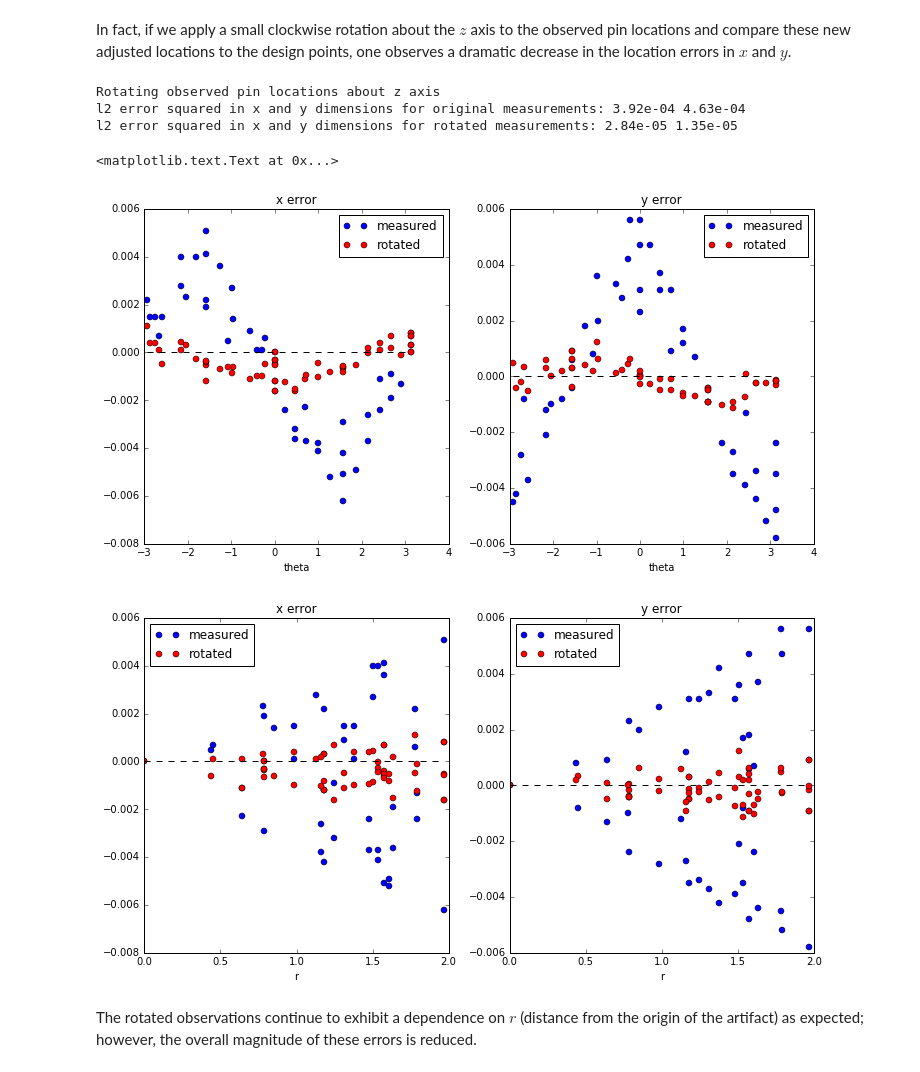
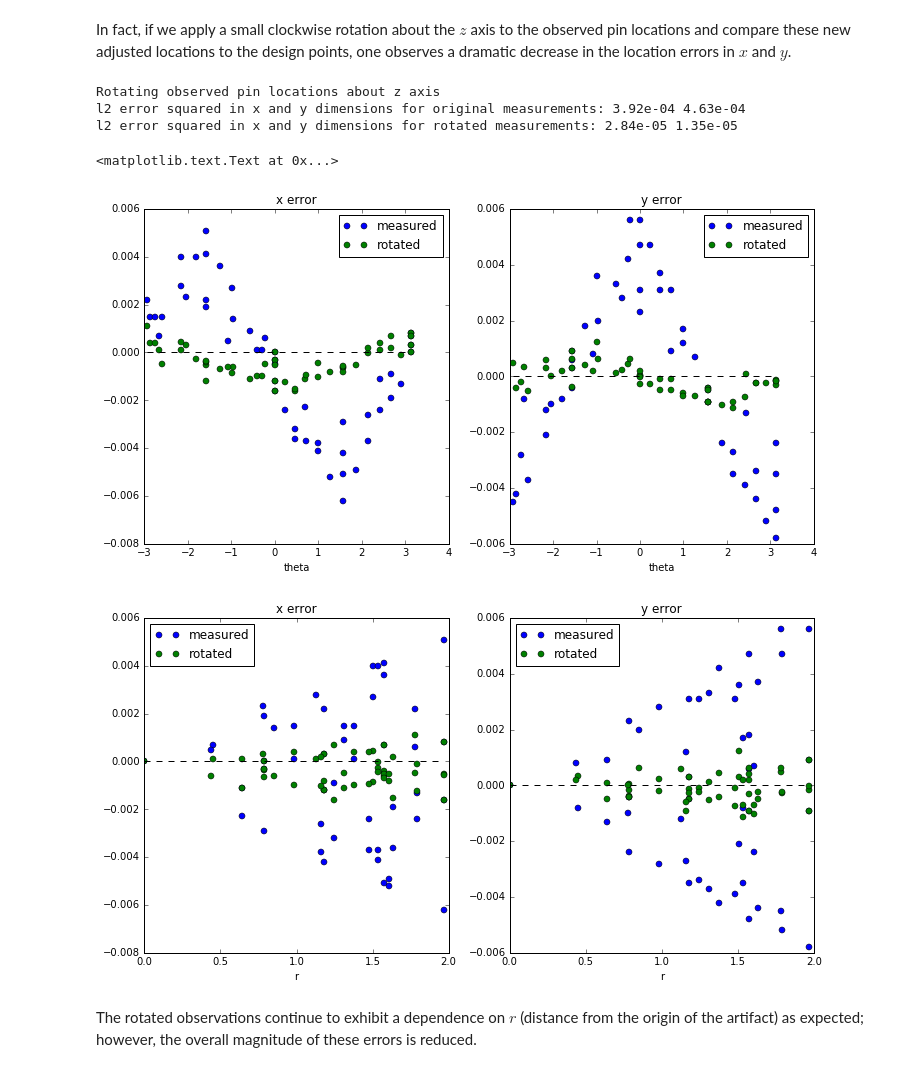
Before and after one commit to mjpekala/gp-am-study, a Jupyter notebook: examples/rotation_question.ipynb, the cells around one changed output. Saved outputs shown, nothing was run; the diff lists cells and outputs as text; code cells hidden in the pictures.

```diff
--- a/examples/rotation_question.ipynb
+++ b/examples/rotation_question.ipynb
@@ -94,42 +93,42 @@ print('l2 error squared in x and y dimensions for rotated measurements: %0.2e %0
 fig = plt.figure(figsize=(12,6))
 ax = fig.add_subplot(121)
 plt.plot(theta, xHat-x, 'bo')
-plt.plot(theta, xTilde-x, 'ro')
+plt.plot(theta, xTilde-x, 'go')
 plt.legend(['measured', 'rotated'])
 plt.plot([np.min(theta), np.max(theta)], [0,0], 'k--')
 ax.set_xlabel('theta')
 ax.set_title('x error')
 
 ax = fig.add_subplot(122)
 ax.plot(theta, yHat-y, 'bo')
-ax.plot(theta, yTilde-y, 'ro')
+ax.plot(theta, yTilde-y, 'go')
 plt.legend(['measured', 'rotated'])
 ax.plot([np.min(theta), np.max(theta)], [0,0], 'k--')
 ax.set_xlabel('theta')
 ax.set_title('y error')
 
 fig = plt.figure(figsize=(12,6))
 ax = fig.add_subplot(121)
 plt.plot(r, xHat-x, 'bo')
-plt.plot(r, xTilde-x, 'ro')
+plt.plot(r, xTilde-x, 'go')
 plt.legend(['measured', 'rotated'], loc='NorthWest')
 plt.plot([np.min(r), np.max(r)], [0,0], 'k--')
 ax.set_xlabel('r')
 ax.set_title('x error')
 
 ax = fig.add_subplot(122)
 ax.plot(r, yHat-y, 'bo')
-ax.plot(r, yTilde-y, 'ro')
+ax.plot(r, yTilde-y, 'go')
 plt.legend(['measured', 'rotated'], loc='NorthWest')
 ax.plot([np.min(r), np.max(r)], [0,0], 'k--')
 ax.set_xlabel('r')
 ax.set_title('y error')
 # %% [output]
 Rotating observed pin locations about z axis
 l2 error squared in x and y dimensions for original measurements: 3.92e-04 4.63e-04
 l2 error squared in x and y dimensions for rotated measurements: 2.84e-05 1.35e-05
 <matplotlib.text.Text at 0x...>
-[figure, old version]
+[figure, new version]
-[figure, old version]
+[figure, new version]
 # %% [markdown]
 The rotated observations continue to exhibit a dependence on $r$ (distance from the origin of the artifact) as expected; however, the overall magnitude of these errors is reduced.
```
Also changed, not shown: parts of 5 cells of this notebook.
